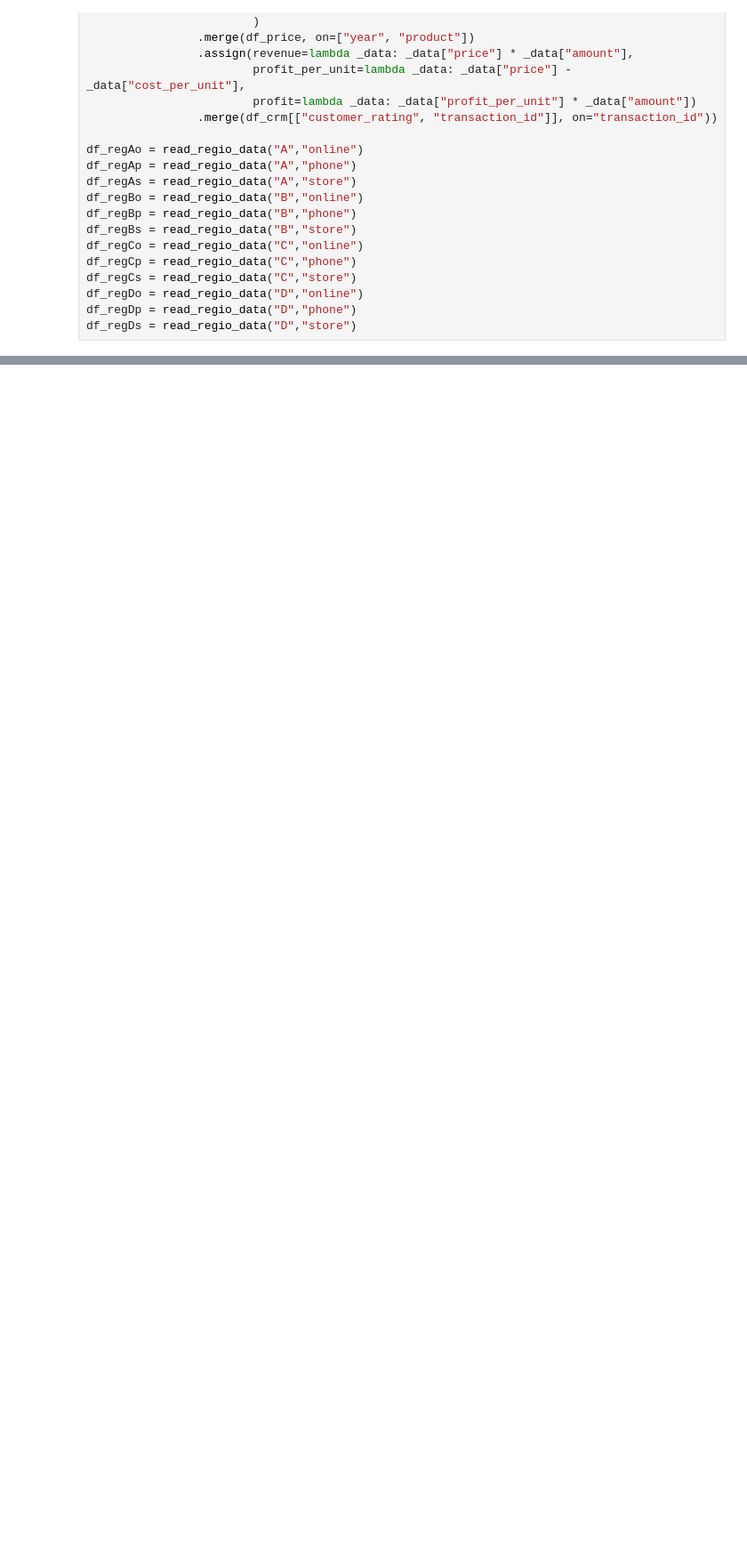
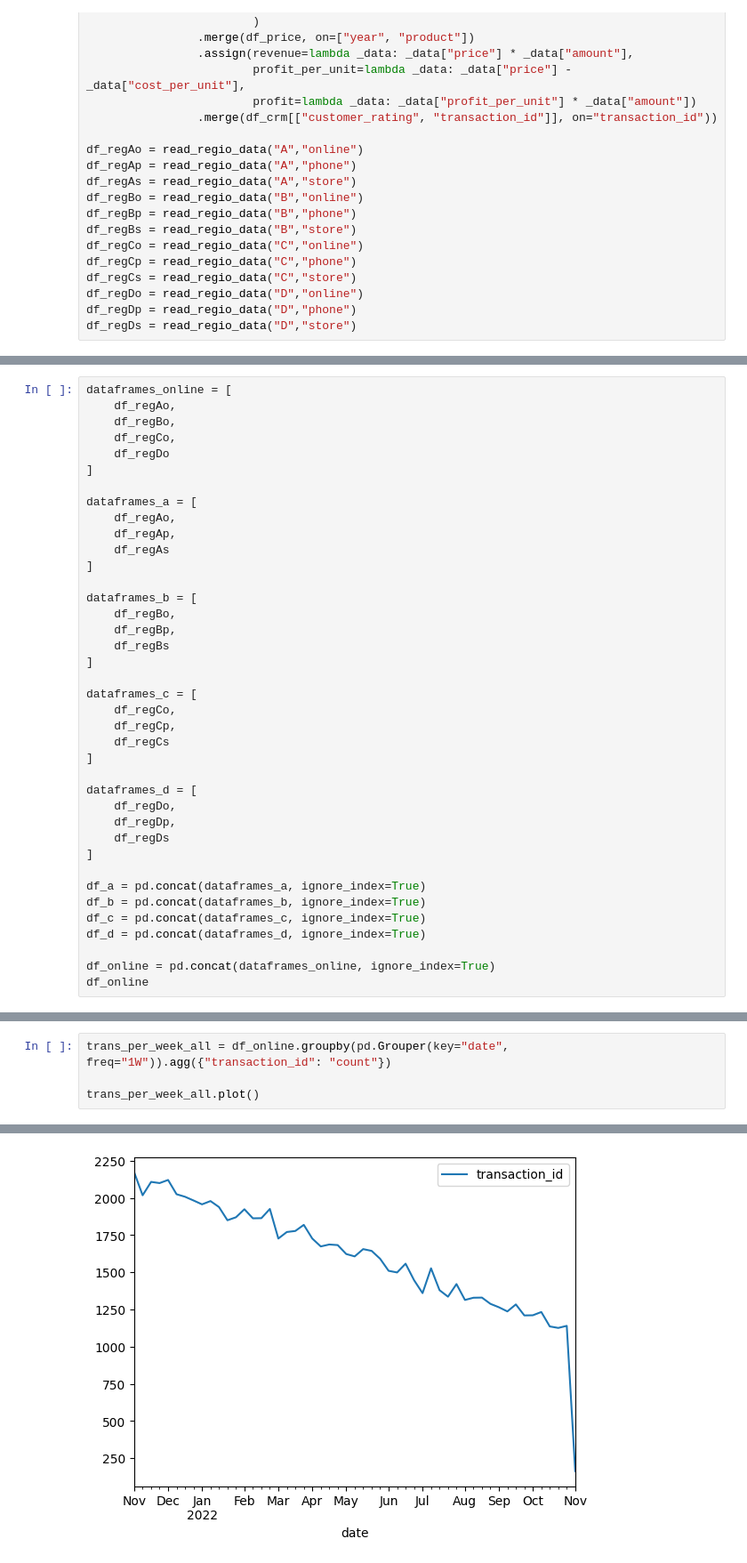
Before and after one commit to timstr97/business-analytics-case-study, a Jupyter notebook: sandbox/patrick/analyse_downtime.ipynb, the cells around one changed output, grey strips where cells are left out. Shown at 89% size. Drawn from its saved outputs; the diff is of its cells as text; blank space fills up the shorter version.

```diff
--- a/sandbox/patrick/analyse_downtime.ipynb
+++ b/sandbox/patrick/analyse_downtime.ipynb
@@ -92,0 +91,39 @@ df_regAo.describe()
+# %%
+dataframes_online = [
+    df_regAo,
+    df_regBo,
+    df_regCo,
+    df_regDo
+]
+
+dataframes_a = [
+    df_regAo,
+    df_regAp,
+    df_regAs
+]
+
+dataframes_b = [
+    df_regBo,
+    df_regBp,
+    df_regBs
+]
+
+dataframes_c = [
+    df_regCo,
+    df_regCp,
+    df_regCs
+]
+
+dataframes_d = [
+    df_regDo,
+    df_regDp,
+    df_regDs
+]
+
+df_a = pd.concat(dataframes_a, ignore_index=True)
+df_b = pd.concat(dataframes_b, ignore_index=True)
+df_c = pd.concat(dataframes_c, ignore_index=True)
+df_d = pd.concat(dataframes_d, ignore_index=True)
+
+df_online = pd.concat(dataframes_online, ignore_index=True)
+df_online
@@ -92,0 +159,5 @@ df_regAo.describe()
+# %%
+trans_per_week_all = df_online.groupby(pd.Grouper(key="date", freq="1W")).agg({"transaction_id": "count"})
+
+trans_per_week_all.plot()
+# %% [output]
@@ -92,0 +165 @@ df_regAo.describe()
+[figure, added]
```
Also changed, not shown: parts of 17 cells of this notebook, 1 other file.
